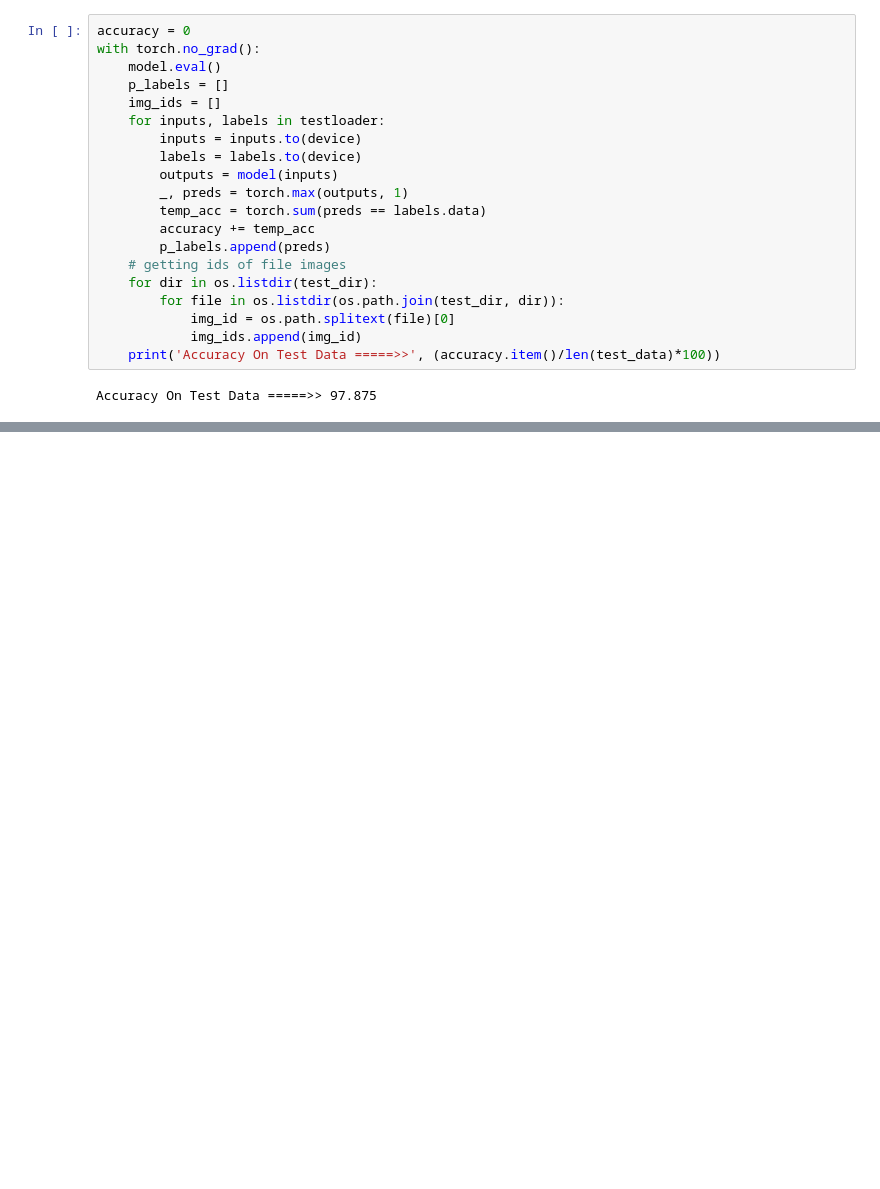
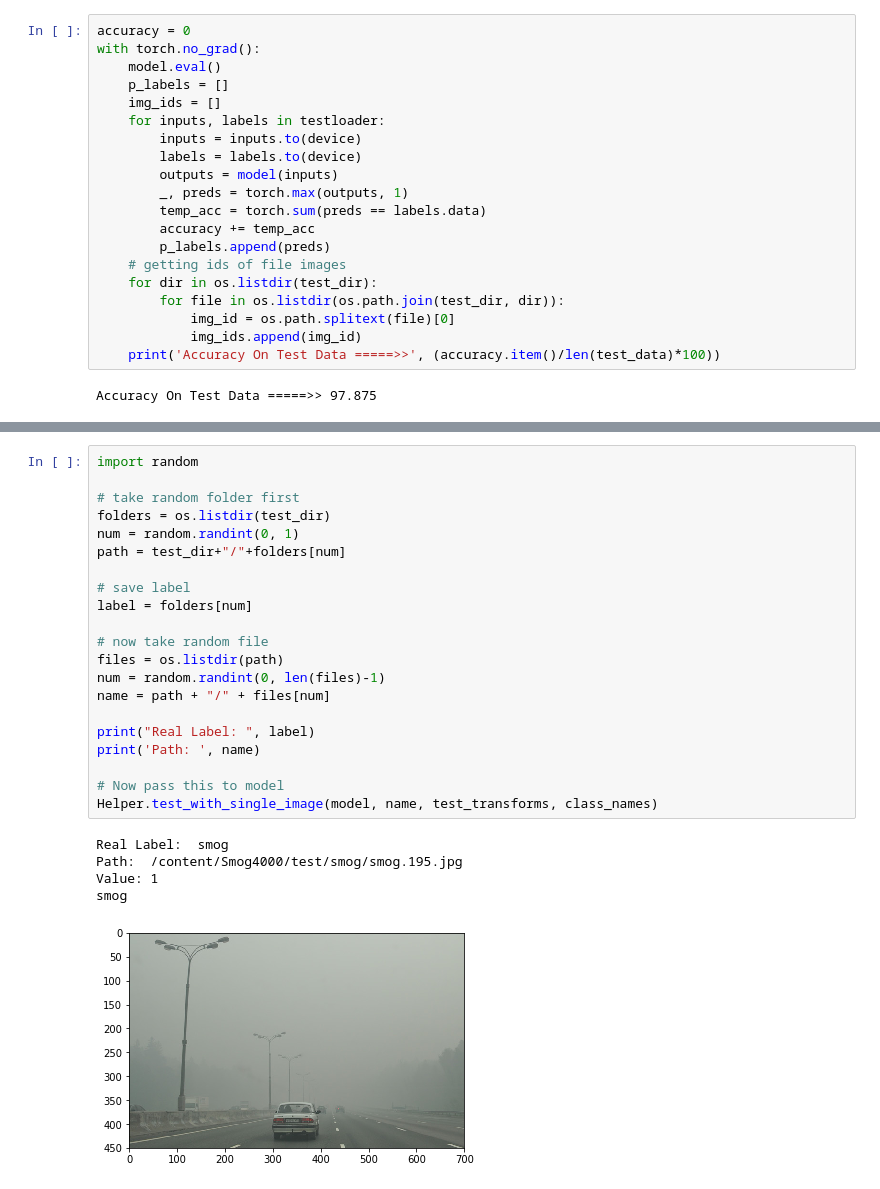
Before and after one commit to souravs17031999/Projects-kaggle-problems-60daysofudacity, a Jupyter notebook: smog4000_classification.ipynb, the cells around one changed output, grey strips where cells are left out. Saved outputs shown, nothing was run; the diff lists cells and outputs as text; blank space fills up the shorter version.

```diff
--- a/smog4000_classification.ipynb
+++ b/smog4000_classification.ipynb
@@ -267,0 +282,27 @@ Accuracy On Test Data =====>> 97.875
+# %%
+import random
+
+# take random folder first
+folders = os.listdir(test_dir)
+num = random.randint(0, 1)
+path = test_dir+"/"+folders[num]
+
+# save label
+label = folders[num]
+
+# now take random file
+files = os.listdir(path)
+num = random.randint(0, len(files)-1)
+name = path + "/" + files[num]
+
+print("Real Label: ", label)
+print('Path: ', name)
+
+# Now pass this to model
+Helper.test_with_single_image(model, name, test_transforms, class_names)
+# %% [output]
+Real Label:  smog
+Path:  /content/Smog4000/test/smog/smog.195.jpg
+Value: 1
+smog
+[figure, added]
```
Also changed, not shown: parts of 1 cell of this notebook.
